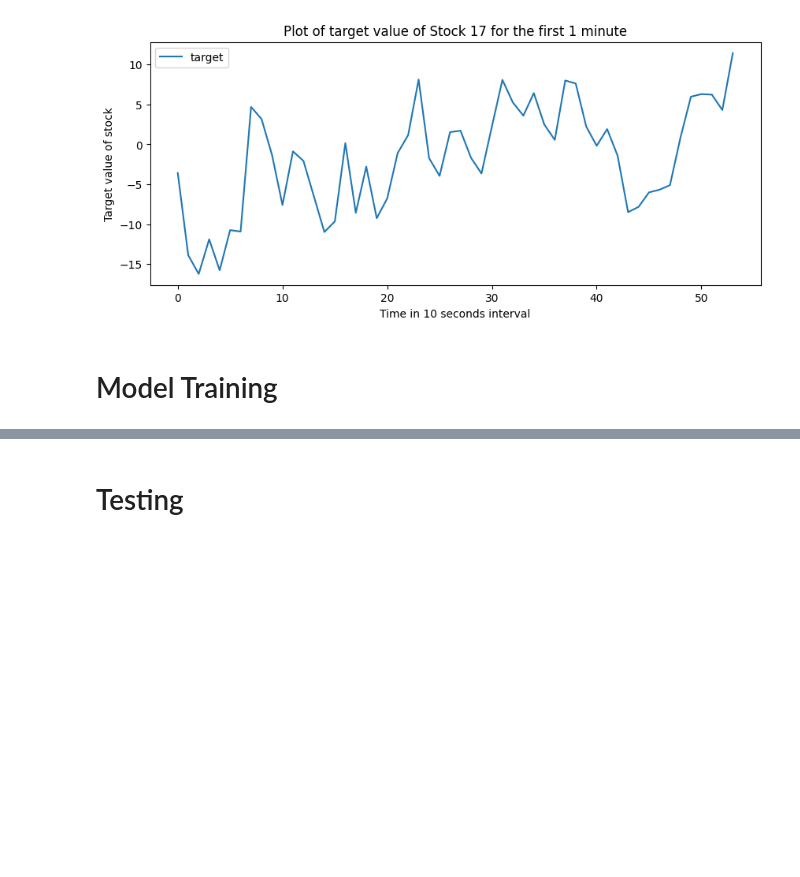
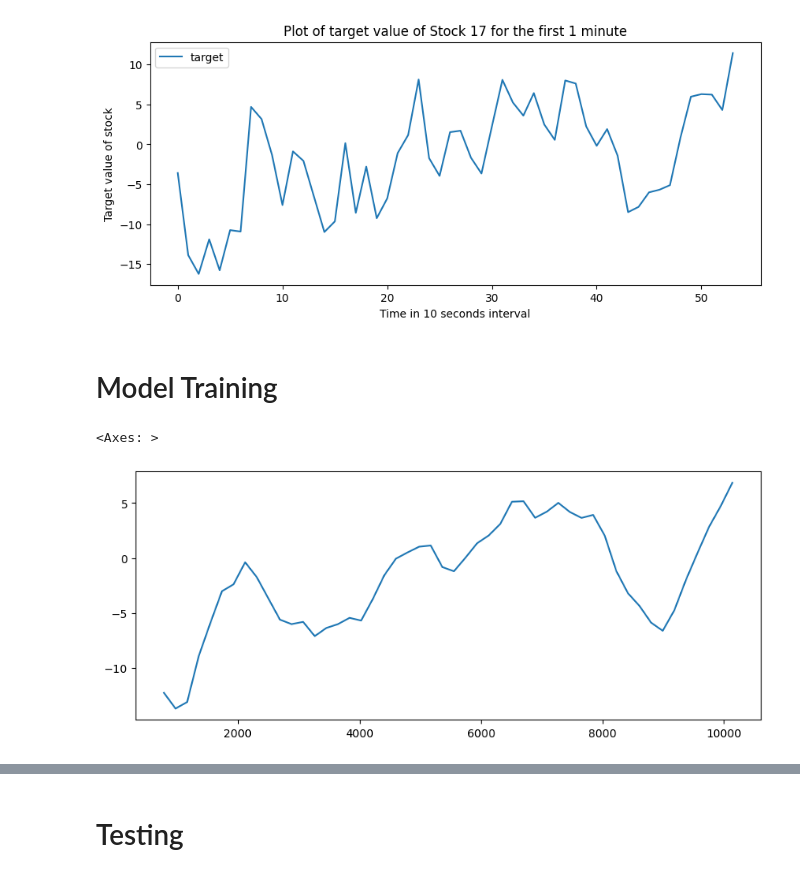
Before and after one commit to UNT-CSCE-Projects/US_stock_market_prediction, a Jupyter notebook: Optiver_Trading_at_the_close.ipynb, the cells around one changed output, grey strips where cells are left out. Saved outputs shown, nothing was run; the diff lists cells and outputs as text; code cells hidden in the pictures; blank space fills up the shorter version.

Commit message:
Added code for Moving Average

```diff
--- a/Optiver_Trading_at_the_close.ipynb
+++ b/Optiver_Trading_at_the_close.ipynb
@@ -58,7 +56,7 @@ Archive:  optiver-trading-at-the-close.zip
 import numpy as np # linear algebra
 import pandas as pd # data processing, CSV file I/O (e.g. pd.read_csv)
 # %%
-train_dataset = pd.read_csv('train/train.csv')
+train_dataset = pd.read_csv('train.csv')
 # %%
 train_dataset_row_17 = train_dataset[train_dataset['stock_id'] == 17]
 train_dataset_row_17.head(10)
@@ -98,3 +96,10 @@ train[0:54].plot(x='time_id', y='target', xlabel='Time in 10 seconds interval',
 # Model Training
 # %%
 # ARIMA code
+# %%
+moving_average = train['target'].rolling(window=5).mean()
+# %%
+moving_average[0:54].plot(figsize=(10,4))
+# %% [output]
+<Axes: >
+[figure, added]
```
Also changed, not shown: parts of 6 cells of this notebook.
